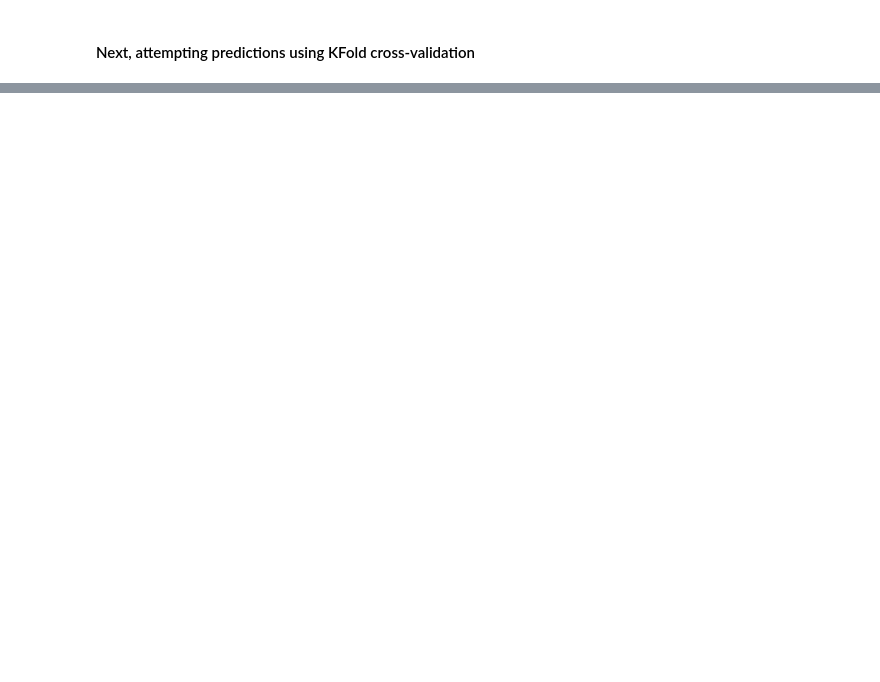
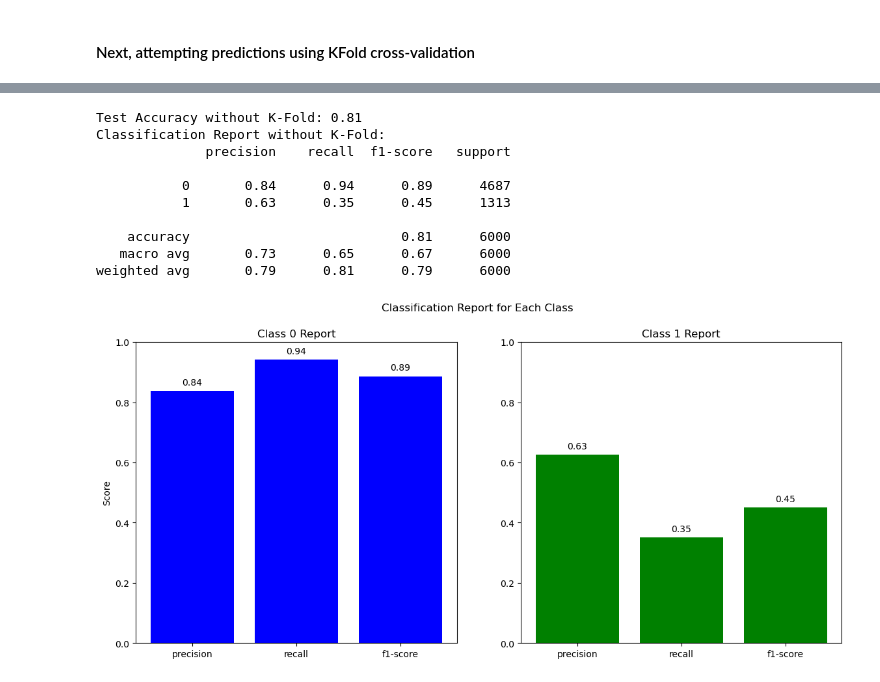
Before and after one commit to DatasanAli/AAI-501-Grp1, a Jupyter notebook: notebooks/naive-bayes.ipynb, the cells around one changed output, grey strips where cells are left out. Cells and saved outputs as stored; diff of their text form; code cells hidden in the pictures; blank space fills up the shorter version.

```diff
--- a/notebooks/naive-bayes.ipynb
+++ b/notebooks/naive-bayes.ipynb
@@ -451,0 +372,54 @@ weighted avg       0.79      0.81      0.79      6000
+# %%
+# Create a new VotingClassifier instance
+new_ensemble = VotingClassifier(
+    estimators=[("gnb", pipeline_gnb), ("mnb", pipeline_mnb)],
+    voting="soft",
+    weights=[1, 1],
+)
+
+# Train a new ensemble model without k-fold cross-validation for comparison
+X_train, X_test, y_train, y_test = train_test_split(
+    X, y, test_size=0.2, random_state=42
+)
+new_ensemble.fit(X_train, y_train)
+test_score = new_ensemble.score(X_test, y_test)
+print(f"Test Accuracy without K-Fold: {test_score:.2f}")
+
+# Generate classification report
+y_pred = new_ensemble.predict(X_test)
+print("Classification Report without K-Fold:")
+print(classification_report(y_test, y_pred))
+
+report = classification_report(y_test, y_pred, output_dict=True)
+report_df = pd.DataFrame(report).transpose()
+fig, axes = plt.subplots(1, 2, figsize=(14, 6))
+
+# Plot for class 0
+axes[0].bar(report_df.columns[:-1], report_df.loc['0'][:-1], color='blue')
+axes[0].set_title('Class 0 Report')
+axes[0].set_ylim(0, 1)
+axes[0].set_ylabel('Score')
+for i, v in enumerate(report_df.loc['0'][:-1]):
+    axes[0].text(i, v + 0.02, f"{v:.2f}", ha='center')
+
+# Plot for class 1
+axes[1].bar(report_df.columns[:-1], report_df.loc['1'][:-1], color='green')
+axes[1].set_title('Class 1 Report')
+axes[1].set_ylim(0, 1)
+for i, v in enumerate(report_df.loc['1'][:-1]):
+    axes[1].text(i, v + 0.02, f"{v:.2f}", ha='center')
+
+plt.suptitle('Classification Report for Each Class')
+plt.show()
+# %% [output]
+Test Accuracy without K-Fold: 0.81
+Classification Report without K-Fold:
+              precision    recall  f1-score   support
+
+           0       0.84      0.94      0.89      4687
+           1       0.63      0.35      0.45      1313
+
+    accuracy                           0.81      6000
+   macro avg       0.73      0.65      0.67      6000
+weighted avg       0.79      0.81      0.79      6000
+[figure, added]
```
Also changed, not shown: parts of 7 cells of this notebook.
